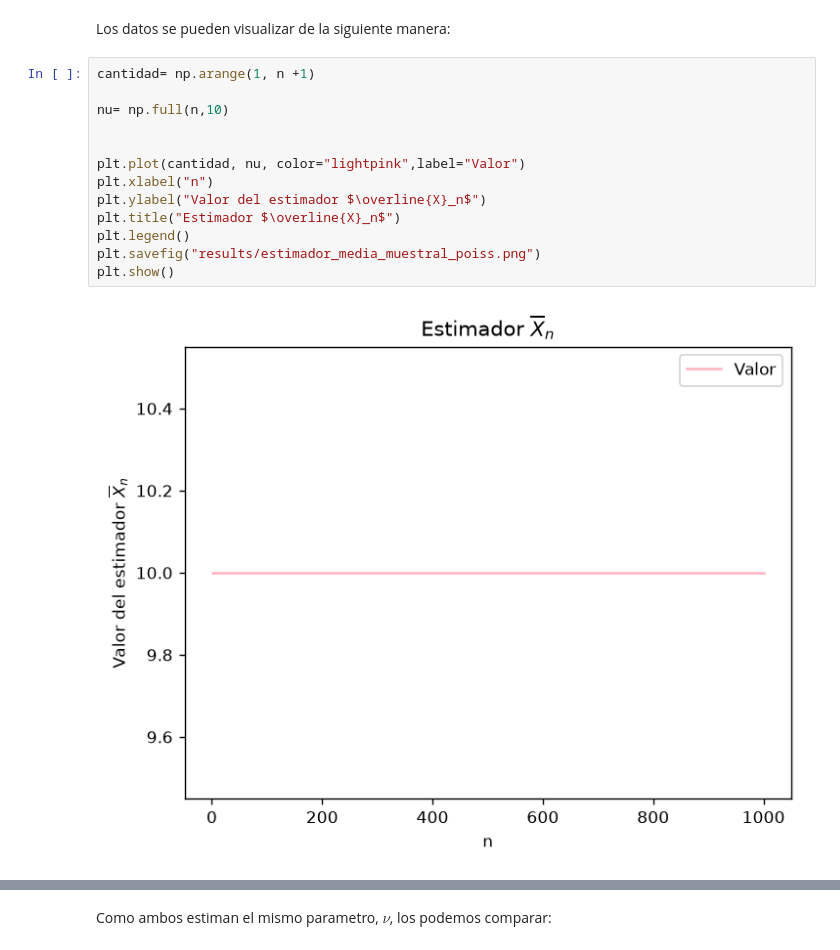
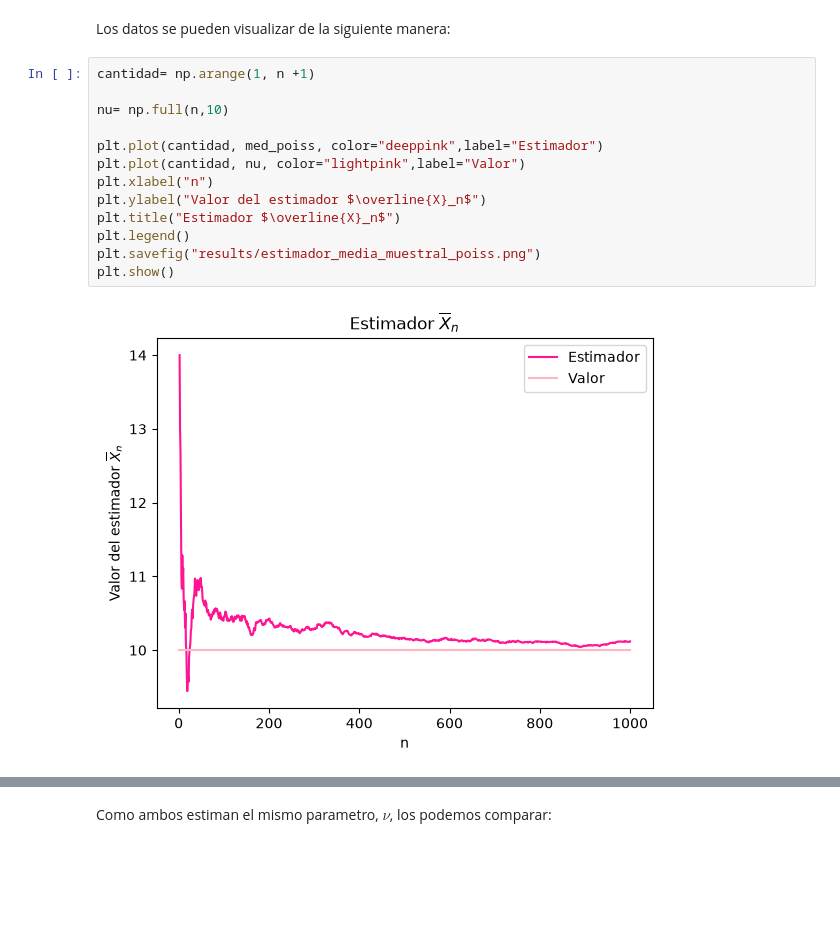
Before and after one commit to benjitabravocarvajal-spec/Tarea-1-estadistica, a Jupyter notebook: notebooks/tarea_1_parte_2.ipynb, the cells around one changed output, grey strips where cells are left out. Saved outputs shown, nothing was run; the diff lists cells and outputs as text; blank space fills up the shorter version.

```diff
--- a/notebooks/tarea_1_parte_2.ipynb
+++ b/notebooks/tarea_1_parte_2.ipynb
@@ -37,18 +41,18 @@ Los datos se pueden visualizar de la siguiente manera:
 # %%
 cantidad= np.arange(1, n +1)
 
 nu= np.full(n,10)
 
-
+plt.plot(cantidad, med_poiss, color="deeppink",label="Estimador")
 plt.plot(cantidad, nu, color="lightpink",label="Valor")
 plt.xlabel("n")
 plt.ylabel("Valor del estimador $\overline{X}_n$")
 plt.title("Estimador $\overline{X}_n$")
 plt.legend()
 plt.savefig("results/estimador_media_muestral_poiss.png")
 plt.show()
 # %% [output]
-[figure, old version]
+[figure, new version]
 # %%
 plt.plot(cantidad, var_poiss, color="deeppink",label="Estimador")
 plt.plot(cantidad, nu, color="lightpink",label="Valor")
```
Also changed, not shown: parts of 21 cells of this notebook.
